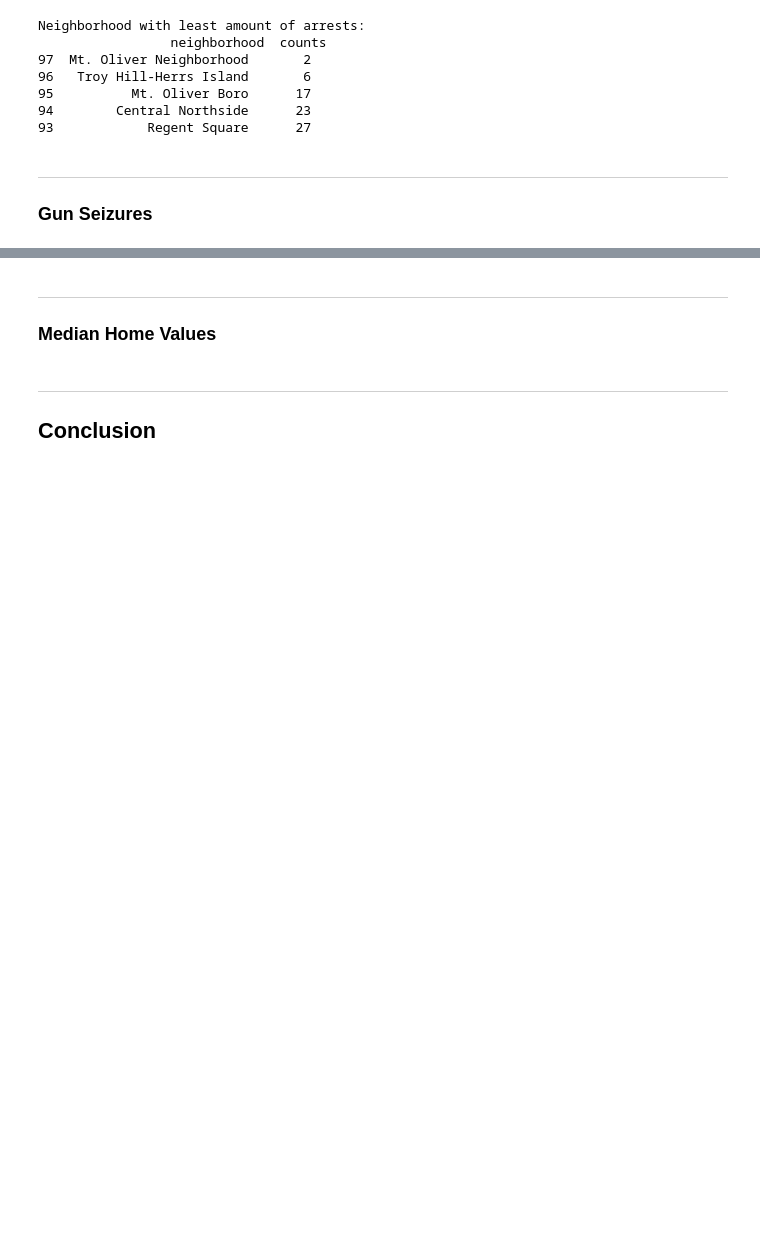
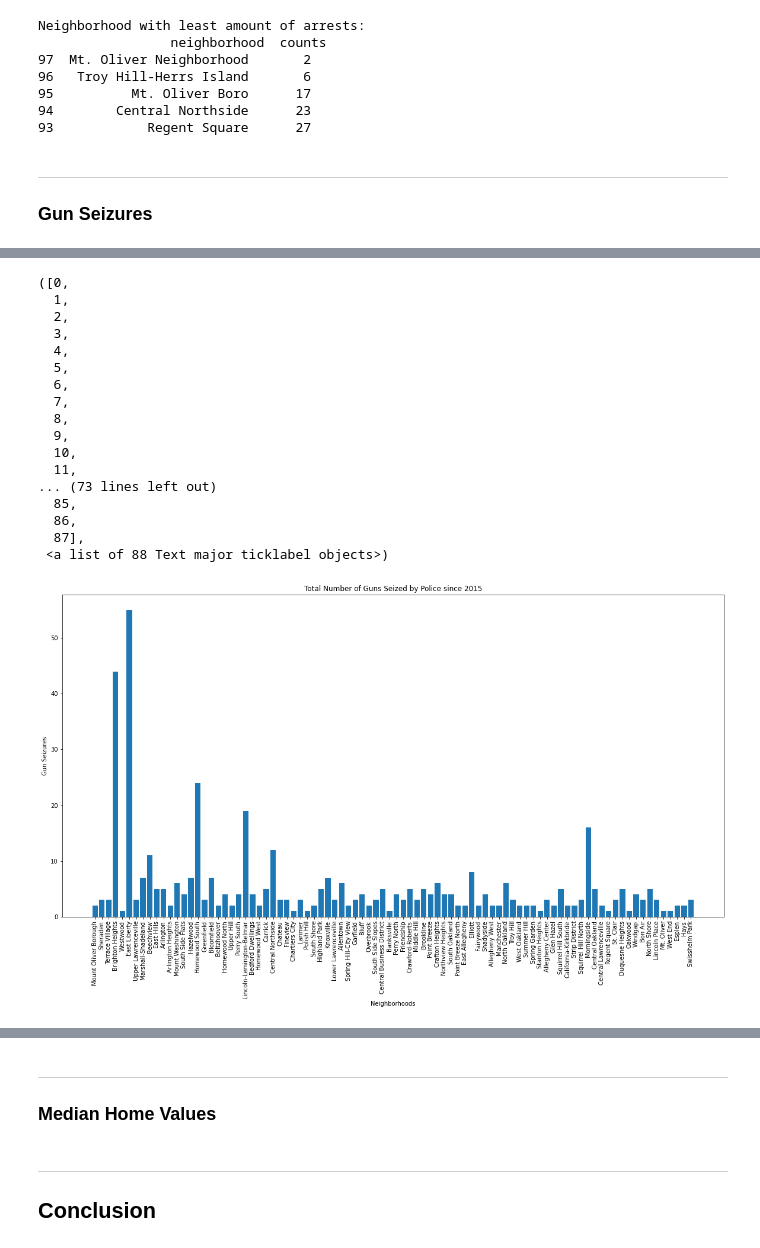
Before and after one commit to shinwookim/CMPINF-0010-Final-Project, a Jupyter notebook: Combined.ipynb, the cells around one changed output, grey strips where cells are left out. Saved outputs shown, nothing was run; the diff lists cells and outputs as text; code cells hidden in the pictures; blank space fills up the shorter version.

```diff
--- a/Combined.ipynb
+++ b/Combined.ipynb
@@ -77,0 +82,8 @@ Neighborhood with least amount of arrests:
+# %%
+import pandas as pd
+import matplotlib.pyplot as plt
+import geopandas as gpd
+%matplotlib inline
+guns = pd.read_csv('GunSeizures.csv')
+gun=guns.dropna()
+gun.head(10)
@@ -77,0 +102,27 @@ Neighborhood with least amount of arrests:
+# %%
+plt.figure(figsize=(20,10))
+plt.bar(x=gun['neighborhood'],
+        height=gun['total_count'])
+plt.title('Total Number of Guns Seized by Police since 2015')
+plt.xlabel('Neighborhoods')
+plt.ylabel('Gun Seizures')
+plt.xticks(rotation=90)
+# %% [output]
+([0,
+  1,
+  2,
+  3,
+  4,
+  5,
+  6,
+  7,
+  8,
+  9,
+  10,
+  11,
+... (73 lines left out)
+  85,
+  86,
+  87],
+ <a list of 88 Text major ticklabel objects>)
+[figure, added]
```
Also changed, not shown: parts of 4 cells of this notebook.
